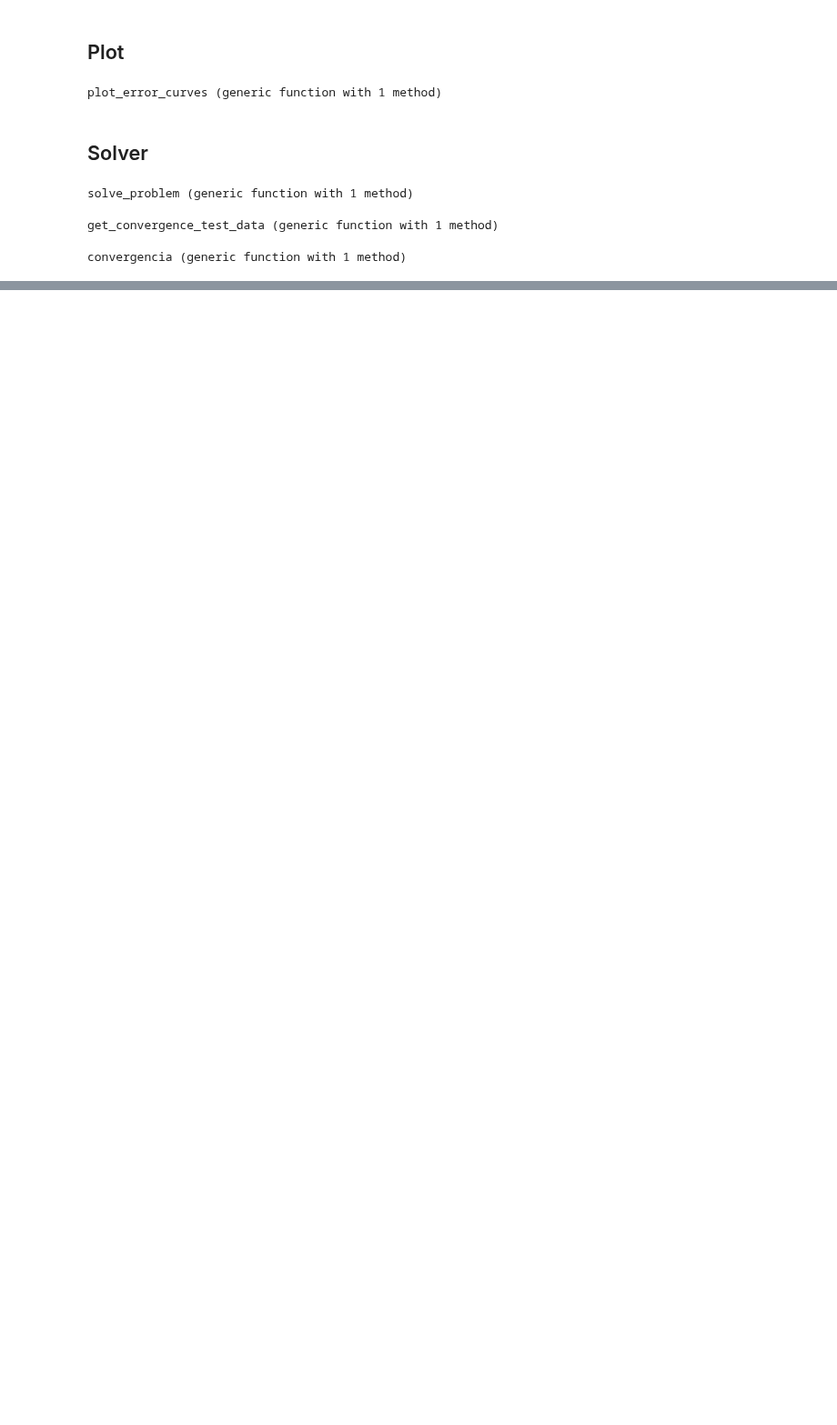
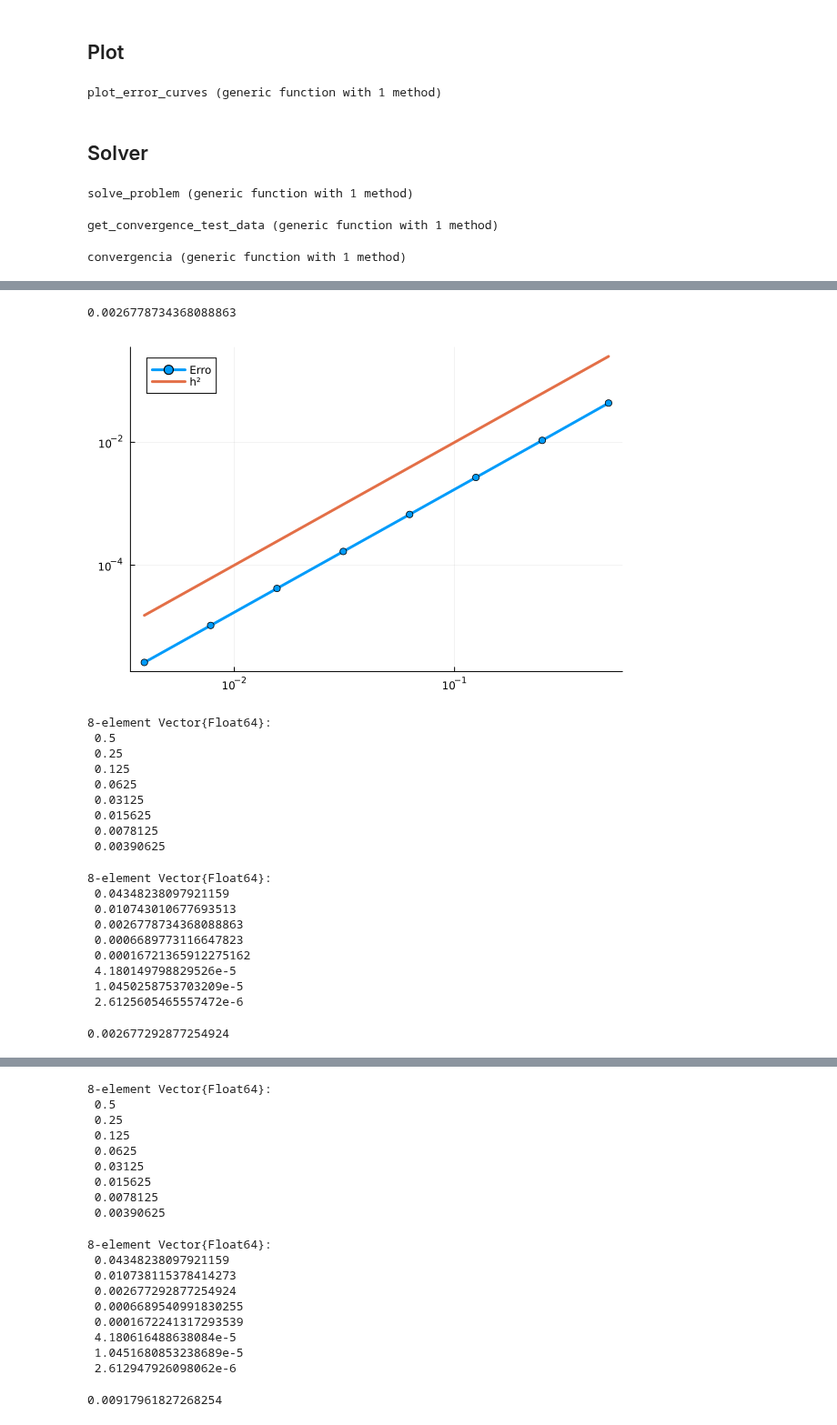
Before and after one commit to CarlosEduardoValladares/Elementos-Finitos-2024.2, a Jupyter notebook: trabalho_final.ipynb, the cells around one changed output, grey strips where cells are left out. Shown at 91% size. Cells and saved outputs as stored; diff of their text form; code cells hidden in the pictures; blank space fills up the shorter version.

```diff
--- a/trabalho_final.ipynb
+++ b/trabalho_final.ipynb
@@ -437,7 +437,7 @@ function get_test_data(test_num::Int64)
         u  = (x, t) -> (x^2 - x) * t^2
         u0 = (x) -> 0.0
         g  = (s) -> 0.0
-        f  = (x, t) -> 2.0*t*(x^2 - x) - 4.0
+        f  = (x, t) -> 2.0*t*(x^2 - x) - 4.0*t
 
         T = 1.0
         ne = 4
@@ -494,6 +489,0 @@ display(solve_problem(get_test_data(7)...))
-# %%
-h_list, errors_list = convergencia(get_convergence_test_data(7, 8)...)
-plot_error_curves(h_list, errors_list)
-
-display(h_list)
-display(errors_list)
@@ -519,0 +490,35 @@ display(errors_list)
+# %%
+test_cases = 7
+power = 8
+
+for case in 1:test_cases
+    display(solve_problem(get_test_data(case)...))
+
+    h_list, errors_list = convergencia(get_convergence_test_data(case, power)...)
+    plot_error_curves(h_list, errors_list)
+
+    display(h_list)
+    display(errors_list)
+end
+# %% [output]
+0.0026778734368088863
+[figure, added]
+8-element Vector{Float64}:
+ 0.5
+ 0.25
+ 0.125
+ 0.0625
+ 0.03125
+ 0.015625
+ 0.0078125
+ 0.00390625
+8-element Vector{Float64}:
+ 0.04348238097921159
+ 0.010743010677693513
+ 0.0026778734368088863
+ 0.0006689773116647823
+ 0.00016721365912275162
+ 4.180149798829526e-5
+ 1.0450258753703209e-5
+ 2.6125605465557472e-6
+0.002677292877254924
@@ -519,0 +526,19 @@ display(errors_list)
+8-element Vector{Float64}:
+ 0.5
+ 0.25
+ 0.125
+ 0.0625
+ 0.03125
+ 0.015625
+ 0.0078125
+ 0.00390625
+8-element Vector{Float64}:
+ 0.04348238097921159
+ 0.010738115378414273
+ 0.002677292877254924
+ 0.0006689540991830255
+ 0.0001672241317293539
+ 4.180616488638084e-5
+ 1.0451680853238689e-5
+ 2.612947926098062e-6
+0.00917961827268254
```
Also changed, not shown: parts of 3 cells of this notebook.
